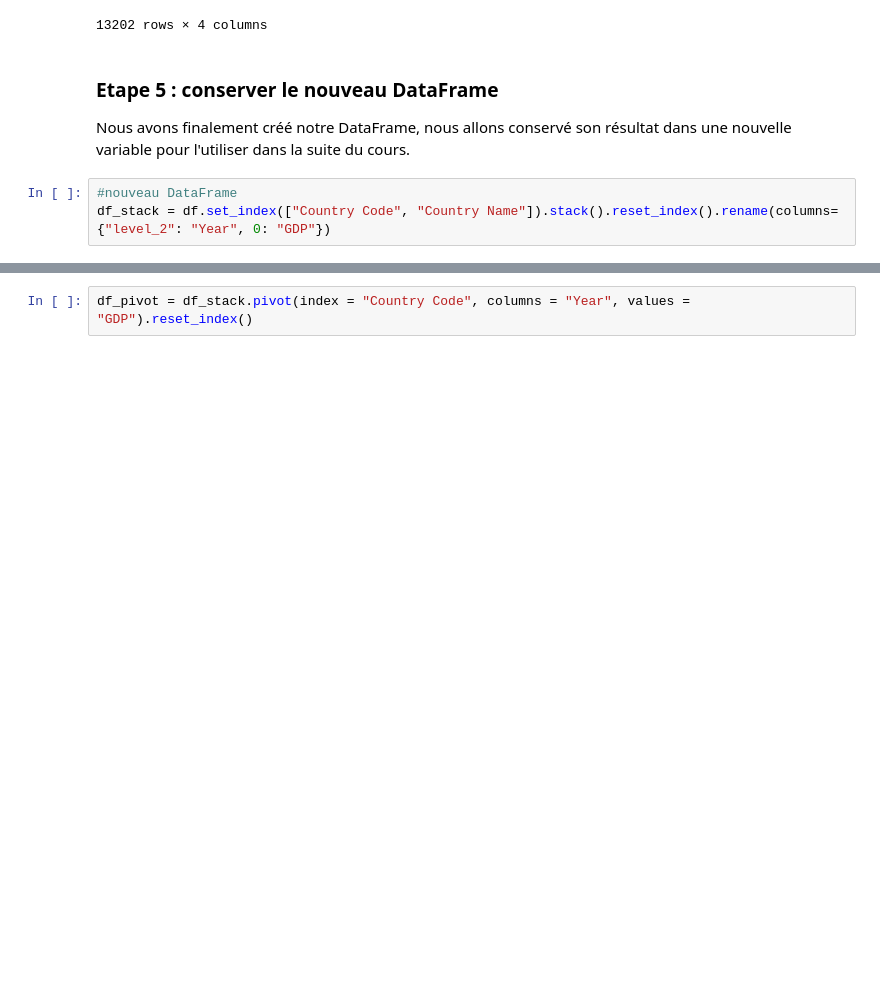
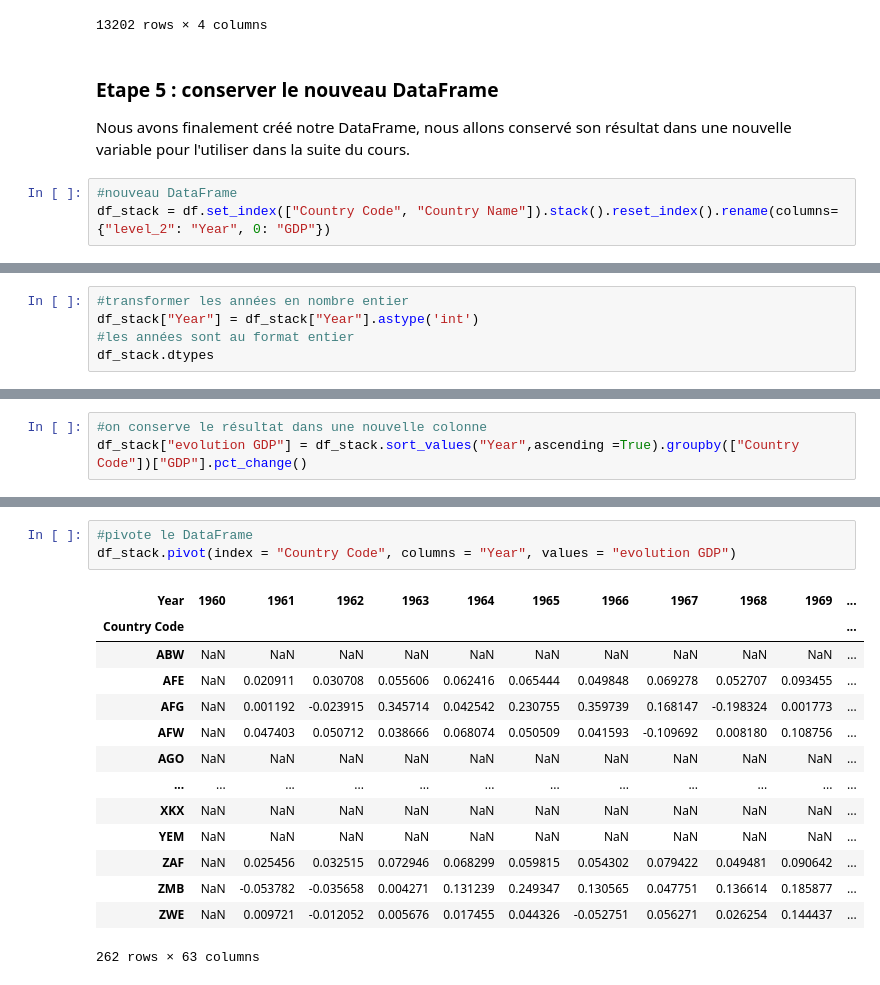
Before and after one commit to Mael-J/python-lesson, a Jupyter notebook: II - Pandas/II5 - Pivoter.ipynb, the cells around one changed output, grey strips where cells are left out. Drawn from its saved outputs; the diff is of its cells as text; blank space fills up the shorter version.

```diff
--- a/II - Pandas/II5 - Pivoter.ipynb
+++ b/II - Pandas/II5 - Pivoter.ipynb
@@ -173,0 +181,5 @@ df_stack.groupby([""])
+# %%
+#transformer les années en nombre entier
+df_stack["Year"] = df_stack["Year"].astype('int')
+#les années sont au format entier
+df_stack.dtypes
@@ -173,0 +225,3 @@ df_stack.groupby([""])
+# %%
+#on conserve le résultat dans une nouvelle colonne
+df_stack["evolution GDP"] = df_stack.sort_values("Year",ascending =True).groupby(["Country Code"])["GDP"].pct_change()
@@ -174,2 +242,18 @@ df_stack.groupby([""])
 # %%
-df_pivot = df_stack.pivot(index = "Country Code", columns = "Year", values = "GDP").reset_index()
+#pivote le DataFrame
+df_stack.pivot(index = "Country Code", columns = "Year", values = "evolution GDP")
+# %% [output]
+| Year | 1960 | 1961 | 1962 | 1963 | 1964 | 1965 | 1966 | 1967 | 1968 | 1969 | ... |
+| Country Code |  |  |  |  |  |  |  |  |  |  | ... |
+| ABW | NaN | NaN | NaN | NaN | NaN | NaN | NaN | NaN | NaN | NaN | ... |
+| AFE | NaN | 0.020911 | 0.030708 | 0.055606 | 0.062416 | 0.065444 | 0.049848 | 0.069278 | 0.052707 | 0.093455 | ... |
+| AFG | NaN | 0.001192 | -0.023915 | 0.345714 | 0.042542 | 0.230755 | 0.359739 | 0.168147 | -0.198324 | 0.001773 | ... |
+| AFW | NaN | 0.047403 | 0.050712 | 0.038666 | 0.068074 | 0.050509 | 0.041593 | -0.109692 | 0.008180 | 0.108756 | ... |
+| AGO | NaN | NaN | NaN | NaN | NaN | NaN | NaN | NaN | NaN | NaN | ... |
+| ... | ... | ... | ... | ... | ... | ... | ... | ... | ... | ... | ... |
+| XKX | NaN | NaN | NaN | NaN | NaN | NaN | NaN | NaN | NaN | NaN | ... |
+| YEM | NaN | NaN | NaN | NaN | NaN | NaN | NaN | NaN | NaN | NaN | ... |
+| ZAF | NaN | 0.025456 | 0.032515 | 0.072946 | 0.068299 | 0.059815 | 0.054302 | 0.079422 | 0.049481 | 0.090642 | ... |
+| ZMB | NaN | -0.053782 | -0.035658 | 0.004271 | 0.131239 | 0.249347 | 0.130565 | 0.047751 | 0.136614 | 0.185877 | ... |
+| ZWE | NaN | 0.009721 | -0.012052 | 0.005676 | 0.017455 | 0.044326 | -0.052751 | 0.056271 | 0.026254 | 0.144437 | ... |
+262 rows × 63 columns
```
Also changed, not shown: parts of 23 cells of this notebook, 4 other files.
